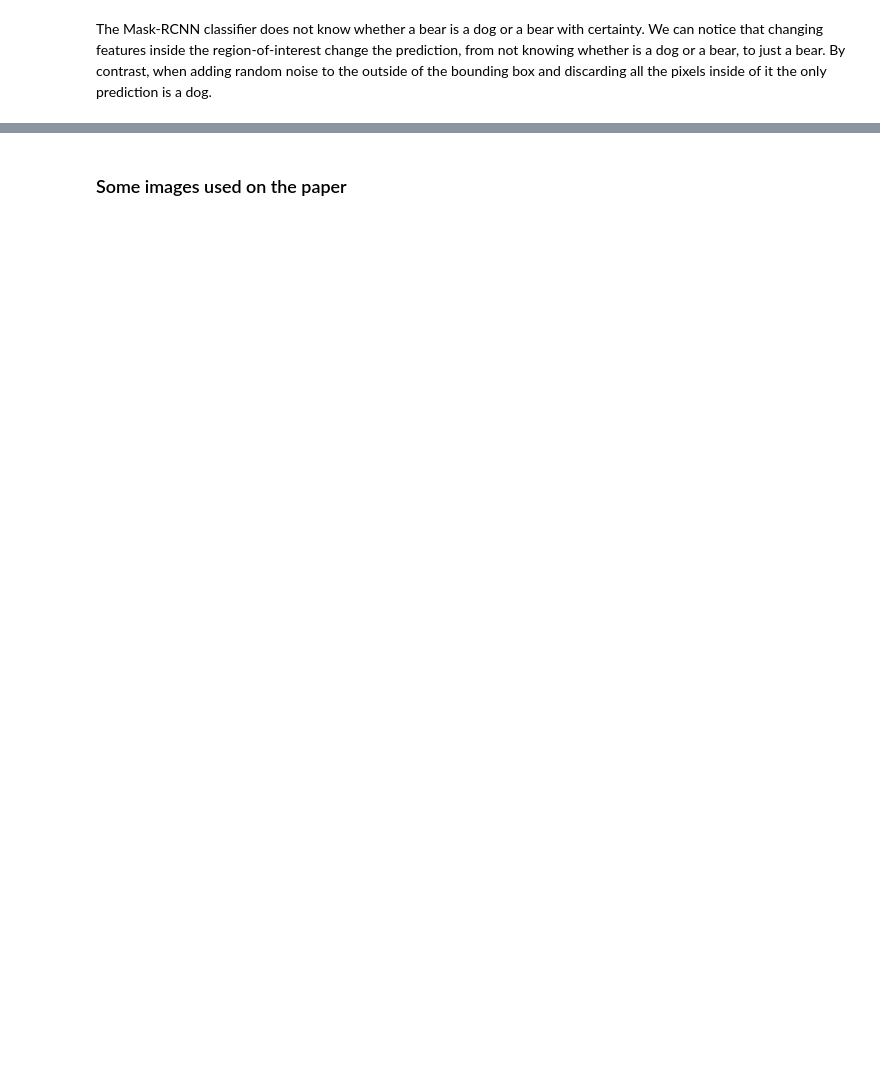
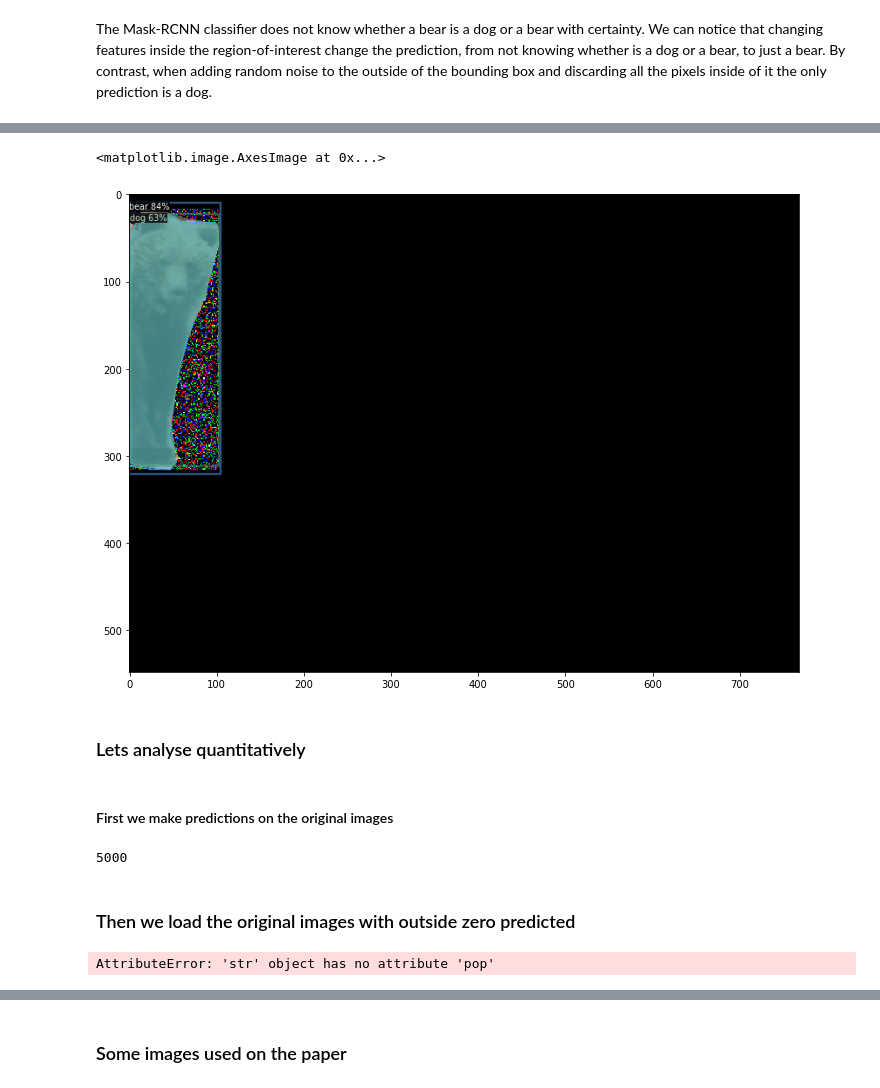
Before and after one commit to hichamelmuhandiz/MCV-M5-Team05, a Jupyter notebook: Week 3/task_d.ipynb, the cells around one changed output, grey strips where cells are left out. Drawn from its saved outputs; the diff is of its cells as text; code cells hidden in the pictures; blank space fills up the shorter version.

```diff
--- a/Week 3/task_d.ipynb
+++ b/Week 3/task_d.ipynb
@@ -228,0 +203,12 @@ plt.show()
+# %%
+_, im_outside_zeros_inside_noise = load_image_with_masks(coco_annotation, im_filename, database_path, 1, 'zeros', 'noise')
+im_predicted_outside_zeros_inside_noise, predictions_outside_zeros_inside_noise = predict(predictor, im_outside_zeros_inside_noise)
+plt.figure(figsize=(12,12))
+plt.imshow(im_predicted_outside_zeros_inside_noise)
+# %% [output]
+<matplotlib.image.AxesImage at 0x...>
+[figure, added]
+# %% [markdown]
+### Lets analyse quantitatively
+# %% [markdown]
+#### First we make predictions on the original images
@@ -228,0 +238,6 @@ plt.show()
+# %%
+print(len(prediction_originals.keys()))
+# %% [output]
+5000
+# %% [markdown]
+### Then we load the original images with outside zero predicted
@@ -228,0 +282,27 @@ plt.show()
+# %%
+def difference(lst1, lst2):
+    lst3 = [value for value in lst1 if value not in lst2]
+    return lst3
+
+difference_results_dict = {}
+sum_differences = []
+name_differences = []
+
+for outside_distribution in distributions:
+    for inside_distribution in distributions:
+        difference_results_dict[outside_distribution+'_'+inside_distribution] = {}
+        for key, value in prediction_results_dict[outside_distribution+'_'+inside_distribution].items():
+            for elem in difference(np.concatenate(value), np.array(prediction_originals[key], dtype=np.float32).ravel()):
+                if elem not in difference_results_dict[outside_distribution+'_'+inside_distribution]:
+                    difference_results_dict[outside_distribution+'_'+inside_distribution][elem] = 1
+                else:
+                    difference_results_dict[outside_distribution+'_'+inside_distribution][elem] += 1
+
+        sum_differences.append(sum(difference_results_dict[outside_distribution+'_'+inside_distribution].values()))
+        name_differences.append(outside_distribution+'_'+inside_distribution)
+
+raw_data = {'names': name_differences, 'differences': sum_differences}
+del raw_data['names'][-1]
+del raw_data['differences'][-1]
+# %% [output]
+AttributeError: 'str' object has no attribute 'pop'
```
Also changed, not shown: parts of 16 cells of this notebook.
